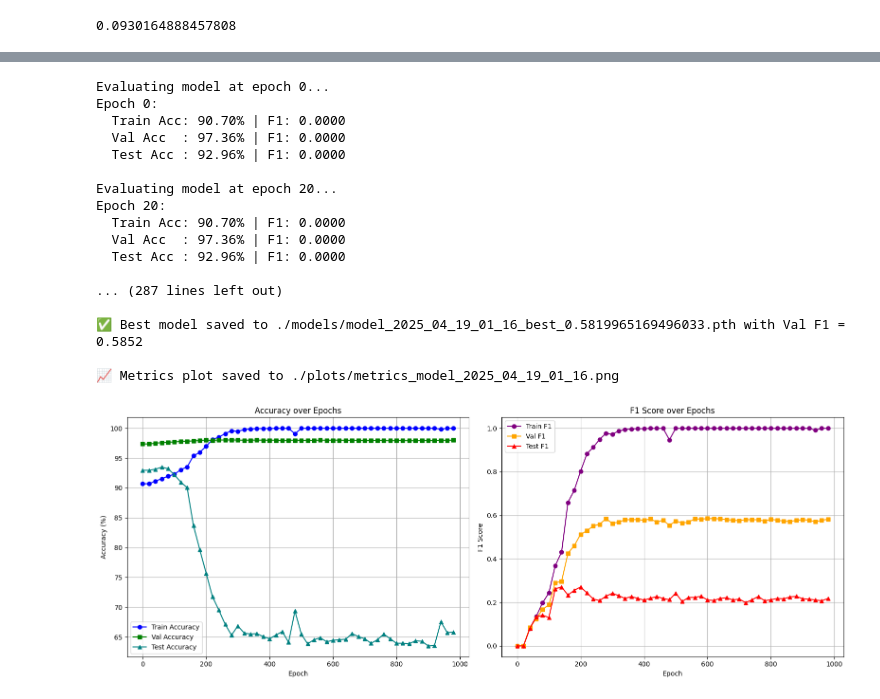
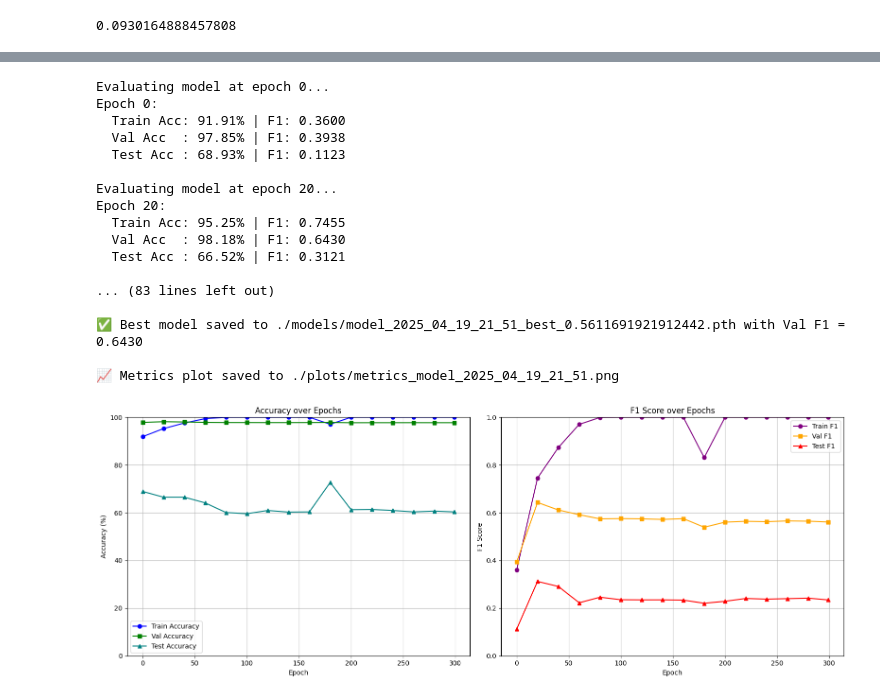
Before and after one commit to TomPiccio/Lightning_Risk_Prediction, a Jupyter notebook: CNN-RNN-Interpolated/CNN-RNN-Interpolated.ipynb, the cells around one changed output, grey strips where cells are left out. Saved outputs shown, nothing was run; the diff lists cells and outputs as text; code cells hidden in the pictures.

```diff
--- a/CNN-RNN-Interpolated/CNN-RNN-Interpolated.ipynb
+++ b/CNN-RNN-Interpolated/CNN-RNN-Interpolated.ipynb
@@ -465,7 +480,0 @@ def evaluate_accuracy(dataloader, model, device="cuda"):
-# %%
-# Get a batch from the dataloader
-inputs, targets = next(iter(val_dataloader))
-
-# Check the shape of the inputs and targets
-print(f"Inputs shape: {inputs.shape}")
-print(f"Targets shape: {targets.shape}")
@@ -475,2 +480,0 @@ Targets shape: torch.Size([64, 5])
-# %%
-accuracy = evaluate_accuracy(val_dataloader, model, device=device)
@@ -622,10 +493,0 @@ def evaluate_and_plot_checkpoints(model_class, checkpoint_dir, train_loader, val
-# %%
-model_timestamp = "model_2025_04_18_20_46"
-
-results = evaluate_and_plot_checkpoints(
-    model_class=LightningRiskCNNRNN,
-    checkpoint_dir=model_timestamp,  # Folder with .pth files
-    train_loader=train_dataloader,
-    val_loader=val_dataloader,test_loader = test_dataloader,
-    device="cuda" if torch.cuda.is_available() else "cpu"
-)
@@ -752,6 +594,7 @@ def evaluate_all_checkpoints(model_class, checkpoint_dir, train_loader, val_load
     axs[0].set_title("Accuracy over Epochs")
     axs[0].set_xlabel("Epoch")
     axs[0].set_ylabel("Accuracy (%)")
+    axs[0].set_ylim(0, 100)
     axs[0].legend()
     axs[0].grid(True)
 
@@ -762,6 +605,7 @@ def evaluate_all_checkpoints(model_class, checkpoint_dir, train_loader, val_load
     axs[1].set_title("F1 Score over Epochs")
     axs[1].set_xlabel("Epoch")
     axs[1].set_ylabel("F1 Score")
+    axs[1].set_ylim(0, 1)
     axs[1].legend()
     axs[1].grid(True)
 
@@ -774,32 +618,32 @@ def evaluate_all_checkpoints(model_class, checkpoint_dir, train_loader, val_load
 
     return results
 # %%
-model_timestamp = "model_2025_04_19_01_16"
+model_timestamp = "model_2025_04_19_21_51"
 
 results = evaluate_all_checkpoints(
     model_class=LightningRiskCNNRNN,
     checkpoint_dir=model_timestamp,  # Folder with .pth files
     train_loader=train_dataloader,
     val_loader=val_dataloader,
     test_loader = test_dataloader,
     device="cuda" if torch.cuda.is_available() else "cpu"
 )
 # %% [output]
 Evaluating model at epoch 0...
 Epoch 0:
-  Train Acc: 90.70% | F1: 0.0000
-  Val Acc  : 97.36% | F1: 0.0000
-  Test Acc : 92.96% | F1: 0.0000
+  Train Acc: 91.91% | F1: 0.3600
+  Val Acc  : 97.85% | F1: 0.3938
+  Test Acc : 68.93% | F1: 0.1123
 
 Evaluating model at epoch 20...
 Epoch 20:
-  Train Acc: 90.70% | F1: 0.0000
-  Val Acc  : 97.36% | F1: 0.0000
-  Test Acc : 92.96% | F1: 0.0000
+  Train Acc: 95.25% | F1: 0.7455
+  Val Acc  : 98.18% | F1: 0.6430
+  Test Acc : 66.52% | F1: 0.3121
 
-... (287 lines left out)
+... (83 lines left out)
 
-✅ Best model saved to ./models/model_2025_04_19_01_16_best_0.5819965169496033.pth with Val F1 = 0.5852
+✅ Best model saved to ./models/model_2025_04_19_21_51_best_0.5611691921912442.pth with Val F1 = 0.6430
 
-📈 Metrics plot saved to ./plots/metrics_model_2025_04_19_01_16.png
+📈 Metrics plot saved to ./plots/metrics_model_2025_04_19_21_51.png
-[figure, old version]
+[figure, new version]
```
Also changed, not shown: parts of 13 cells of this notebook, 33 other files.
